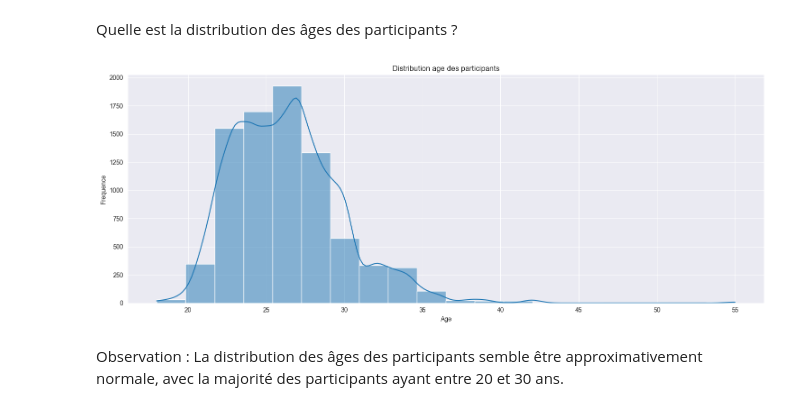
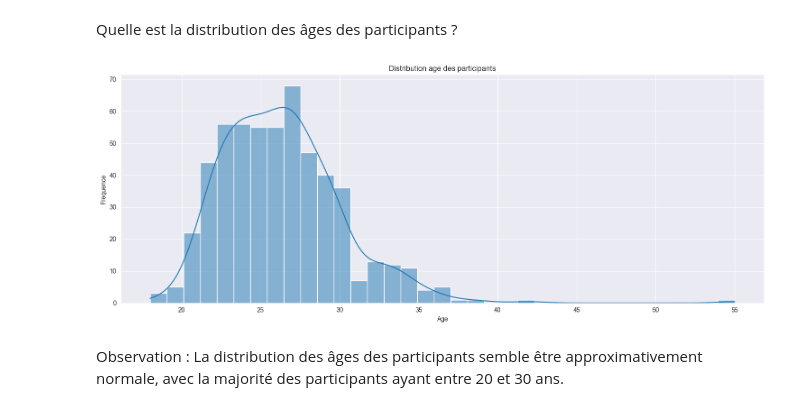
Before and after one commit to ArvindB75/Project-1-Speed-Dating-EDA, a Jupyter notebook: Projet_Finale3.ipynb, the cells around one changed output. Cells and saved outputs as stored; diff of their text form; code cells hidden in the pictures.

```diff
--- a/Projet_Finale3.ipynb
+++ b/Projet_Finale3.ipynb
@@ -71,16 +80,18 @@ Quelle est la distribution des âges des participants ?
 # %%
 sns.set_style("darkgrid")
 
+unique_ages = df.drop_duplicates(subset=['iid'])['age'].dropna()
+
 # Distribution de l'age des participants
 plt.figure(figsize=(15, 6))
-sns.histplot(df['age'].dropna(), bins=20, kde=True)
+sns.histplot(unique_ages, bins=35, kde=True)
 plt.title('Distribution age des participants')
 plt.xlabel('Age')
 plt.ylabel('Frequence')
 plt.tight_layout()
 plt.show()
 # %% [output]
-[figure, old version]
+[figure, new version]
 # %% [markdown]
 Observation : La distribution des âges des participants semble être approximativement normale, avec la majorité des participants ayant entre 20 et 30 ans.
 # %% [markdown]
```
Also changed, not shown: parts of 3 cells of this notebook.
